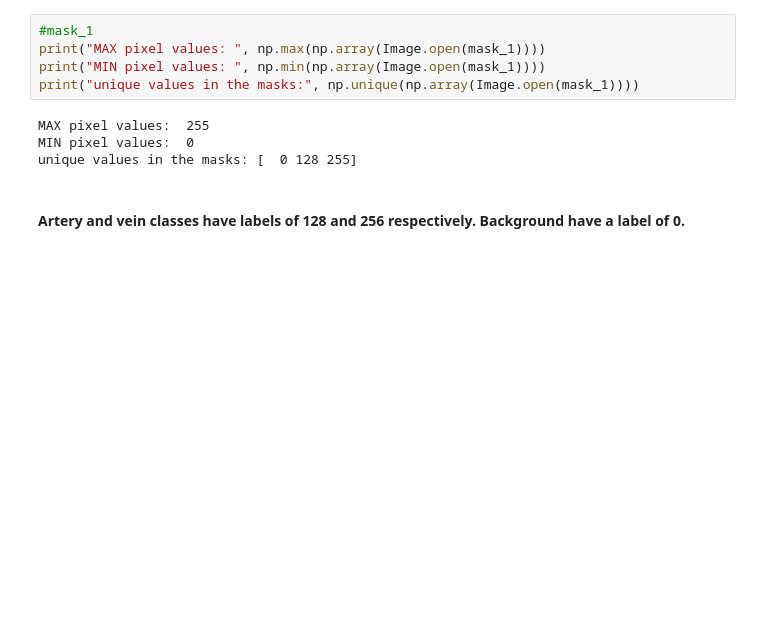
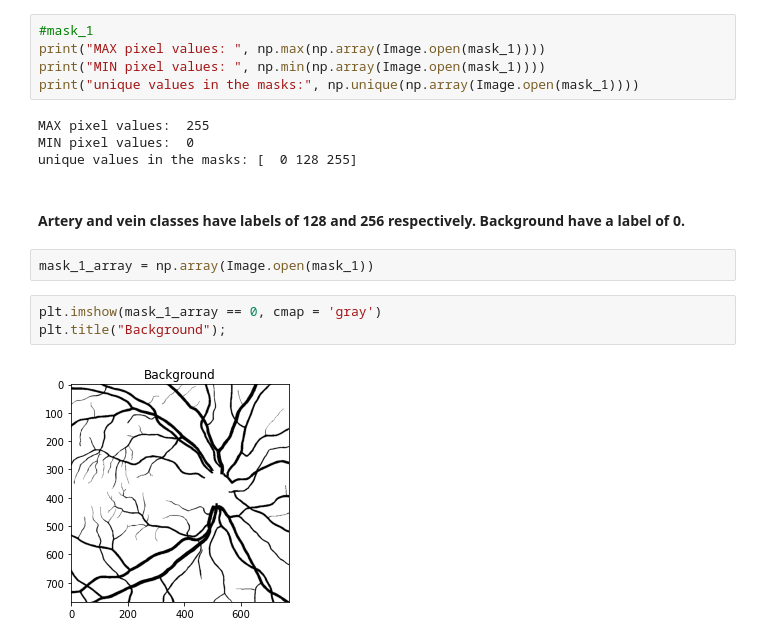
Before and after one commit to akansh12/ravir, a Jupyter notebook: notebooks/EDA.ipynb, the cells around one changed output. Drawn from its saved outputs; the diff is of its cells as text; blank space fills up the shorter version.

```diff
--- a/notebooks/EDA.ipynb
+++ b/notebooks/EDA.ipynb
@@ -47,3 +47,10 @@ MIN pixel values:  0
 unique values in the masks: [  0 128 255]
 # %% [markdown]
 #### Artery and vein classes have labels of 128 and 256 respectively. Background have a label of 0.
+# %%
+mask_1_array = np.array(Image.open(mask_1))
+# %%
+plt.imshow(mask_1_array == 0, cmap = 'gray')
+plt.title("Background");
+# %% [output]
+[figure, added]
```
Also changed, not shown: parts of 9 cells of this notebook, 1 other file.
